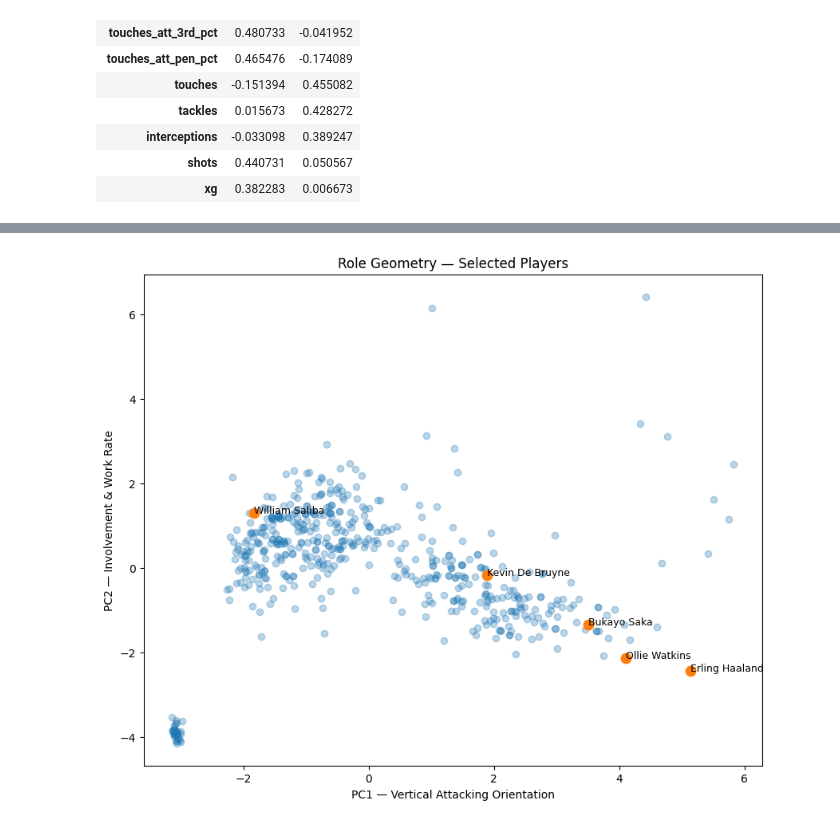
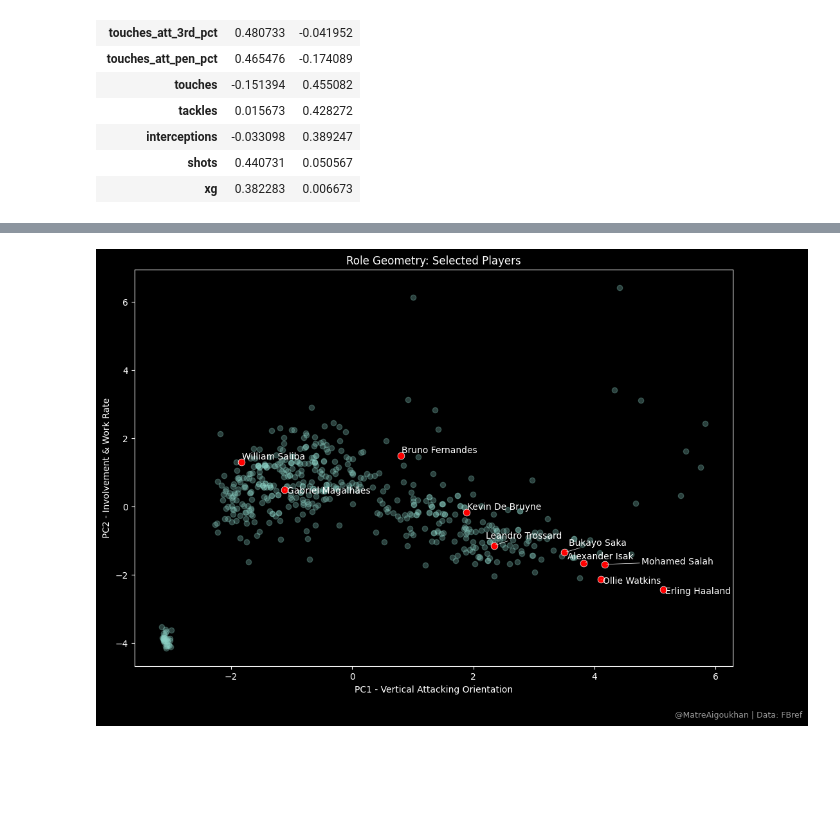
Before and after one commit to Matre5/player-role-profiler, a Jupyter notebook: notebooks/01_player_role_geometry.ipynb, the cells around one changed output, grey strips where cells are left out. Cells and saved outputs as stored; diff of their text form; code cells hidden in the pictures; blank space fills up the shorter version.

Commit message:
visuals added

```diff
--- a/notebooks/01_player_role_geometry.ipynb
+++ b/notebooks/01_player_role_geometry.ipynb
@@ -357,0 +341,19 @@ plt.show()
+# %%
+plt.style.use("dark_background")
+
+fig, ax = plt.subplots(figsize=(12, 8))
+ax.scatter(pca_df["PC1"], pca_df["PC2"], alpha=0.75)
+
+ax.set_title("Player Role Geometry", fontsize=14)
+plt.xlabel("PC1 - Vertical Attacking Orientation")
+plt.ylabel("PC2 - Involvement & Work Rate")
+
+fig.text(
+    0.99, 0.01,
+    "@MatreAigoukhan | Data: FBref",
+    ha="right",
+    fontsize=9,
+    alpha=0.6
+)
+plt.savefig("../visuals/pc1_vs_pc2", dpi=300, bbox_inches="tight")
+plt.show()
@@ -358,19 +362,51 @@ plt.show()
 # %%
-highlight = ["Erling Haaland", "Kevin De Bruyne", "Bukayo Saka", "William Saliba", "Ollie Watkins"]
+highlight = [
+    "Erling Haaland", "Kevin De Bruyne", "Bukayo Saka", "Leandro Trossard",
+    "William Saliba", "Ollie Watkins","Alexander Isak",
+    "Mohamed Salah", "Gabriel Magalhães", "Bruno Fernandes"
+]
 
 subset = pca_df[pca_df["player"].isin(highlight)]
 
-plt.figure(figsize=(10, 8))
-plt.scatter(pca_df["PC1"], pca_df["PC2"], alpha=0.3)
-plt.scatter(subset["PC1"], subset["PC2"], s=80)
+plt.style.use("dark_background")
 
+fig, ax = plt.subplots(figsize=(12, 8))
+
+ax.scatter(
+    pca_df["PC1"], pca_df["PC2"],
+    alpha=0.3
+)
+
+ax.scatter(
+    subset["PC1"], subset["PC2"],
+    c="red", s=60, edgecolors="white", linewidths=0.5
+)
+
+texts = []
 for _, row in subset.iterrows():
-    plt.text(row["PC1"], row["PC2"], row["player"], fontsize=9)
+    texts.append(
+        ax.text(row["PC1"], row["PC2"], row["player"], fontsize=10)
+    )
 
-plt.xlabel("PC1 — Vertical Attacking Orientation")
-plt.ylabel("PC2 — Involvement & Work Rate")
-plt.title("Role Geometry — Selected Players")
+adjust_text(
+    texts,
+    only_move={'points':'y', 'texts':'y'},  # move vertically only to reduce collisions
+    arrowprops=dict(arrowstyle="-", color='white', lw=0.5)  # optional arrows pointing to points
+)
 
+ax.set_xlabel("PC1 - Vertical Attacking Orientation")
+ax.set_ylabel("PC2 - Involvement & Work Rate")
+ax.set_title("Role Geometry: Selected Players")
+
+fig.text(
+    0.99, 0.01,
+    "@MatreAigoukhan | Data: FBref",
+    ha="right",
+    fontsize=9,
+    alpha=0.6
+)
+
+plt.savefig("../visuals/role_geometry_selected_players.png", dpi=300, bbox_inches="tight")
 plt.show()
 # %% [output]
-[figure, old version]
+[figure, new version]
```
Also changed, not shown: parts of 4 cells of this notebook, 3 other files.
